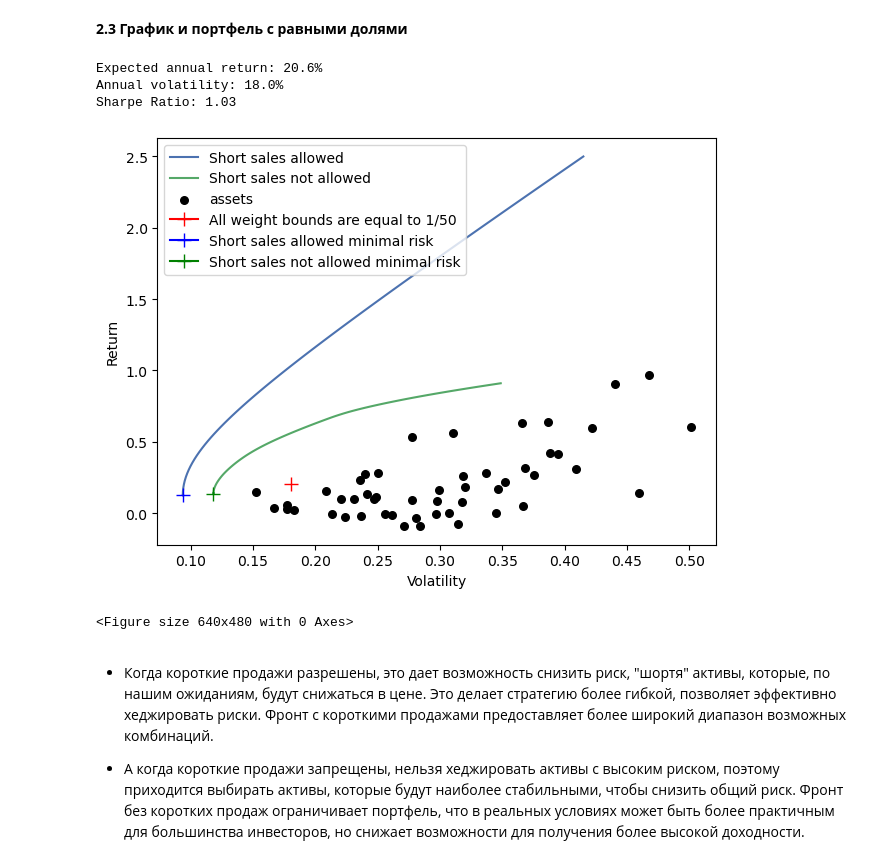
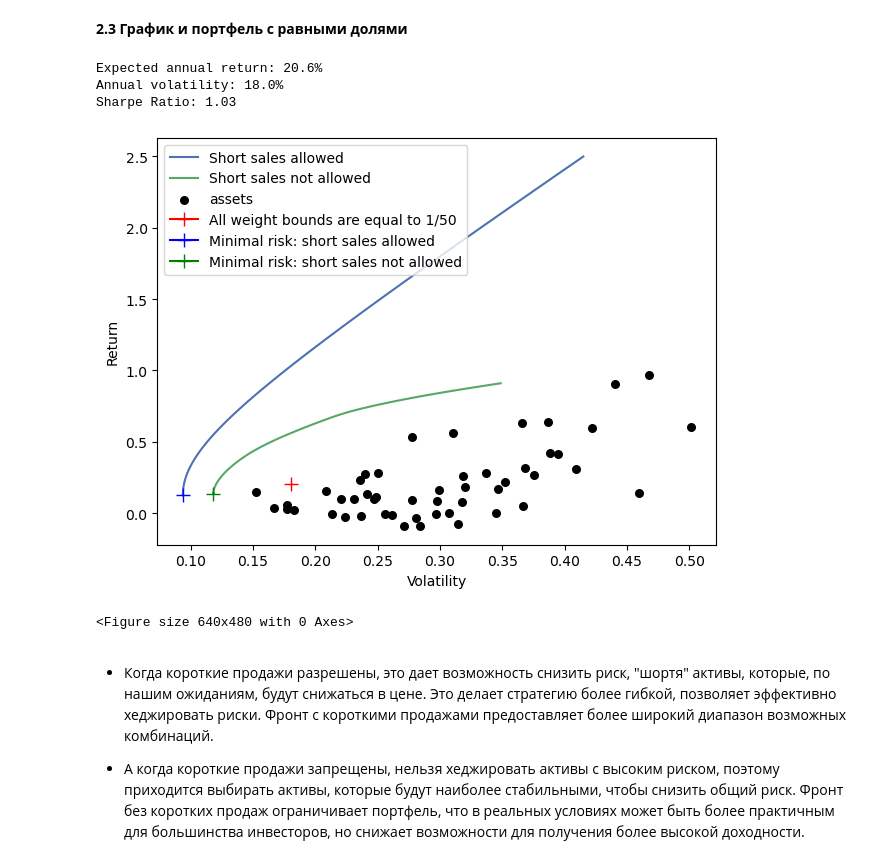
Before and after one commit to X-D-R/ChinaStockMarket, a Jupyter notebook: PortfolioProblem.ipynb, the cells around one changed output. Drawn from its saved outputs; the diff is of its cells as text; code cells hidden in the pictures.

```diff
--- a/PortfolioProblem.ipynb
+++ b/PortfolioProblem.ipynb
@@ -282,31 +282,31 @@ Sharpe Ratio: 0.99
 # %%
 ef = EfficientFrontier(mu, Sigma, weight_bounds=(1/50, 1/50)) #All weight bounds are equal to 1/50
 minvol=ef.min_volatility()
 ef.portfolio_performance(verbose=True)
 performance = ef.portfolio_performance()
 return3, volatility3 = performance[:2]
 
 fig, ax = plt.subplots()
 
 ef50_s = EfficientFrontier(mu, Sigma, weight_bounds=(-1, 1))
 plotting.plot_efficient_frontier(ef50_s, ax=ax, show_assets=False, ef_param_range=np.linspace(0.00, 2.50, 100))
 
 ef50_l = EfficientFrontier(mu, Sigma, weight_bounds=(0, 1))
 plotting.plot_efficient_frontier(ef50_l, ax=ax, show_assets=True, ef_param_range=np.linspace(0.00, 0.91, 100))
 
 plt.plot([volatility3], [return3], marker='+', color='red', markerfacecolor='red', markersize=10)
 plt.plot([volatility50_s], [return50_s], marker='+', color='blue', markerfacecolor='red', markersize=10)
 plt.plot([volatility50_l], [return50_l], marker='+', color='green', markerfacecolor='red', markersize=10)
 
 
-plt.legend(['Short sales allowed','Short sales not allowed', 'assets', 'All weight bounds are equal to 1/50', 'Short sales allowed minimal risk', 'Short sales not allowed minimal risk'])
+plt.legend(['Short sales allowed','Short sales not allowed', 'assets', 'All weight bounds are equal to 1/50', 'Minimal risk: short sales allowed', 'Minimal risk: short sales not allowed'])
 plt.show()
 plt.savefig('Efficient_frontiers.png')
 # %% [output]
 Expected annual return: 20.6%
 Annual volatility: 18.0%
 Sharpe Ratio: 1.03
-[figure, old version]
+[figure, new version]
 <Figure size 640x480 with 0 Axes>
 # %% [markdown]
 * Когда короткие продажи разрешены, это дает возможность снизить риск, "шортя" активы, которые, по нашим ожиданиям, будут снижаться в цене. Это делает стратегию более гибкой, позволяет эффективно хеджировать риски. Фронт с короткими продажами предоставляет более широкий диапазон возможных комбинаций.
```
Also changed, not shown: parts of 13 cells of this notebook.
